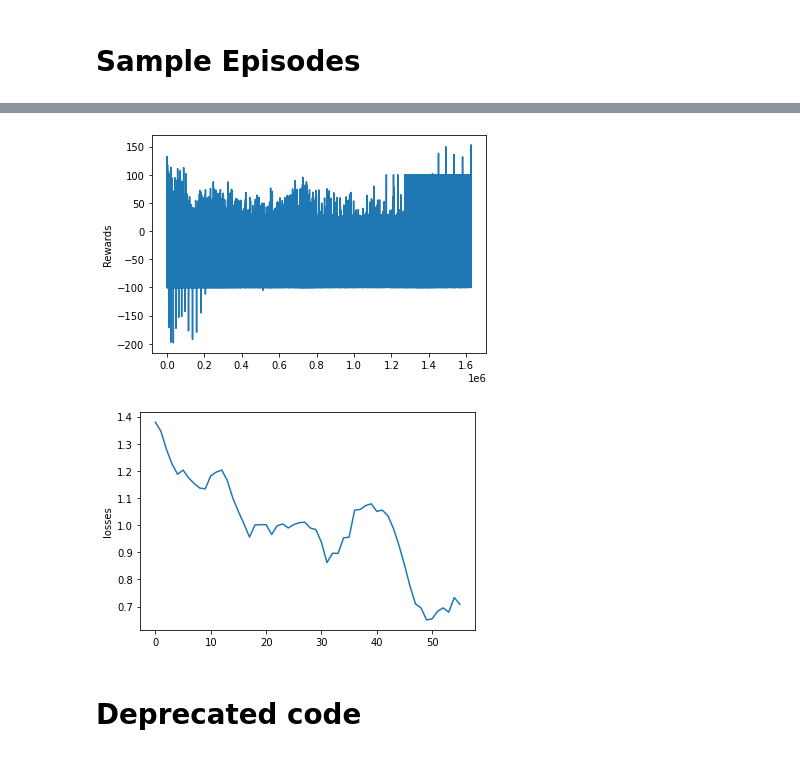
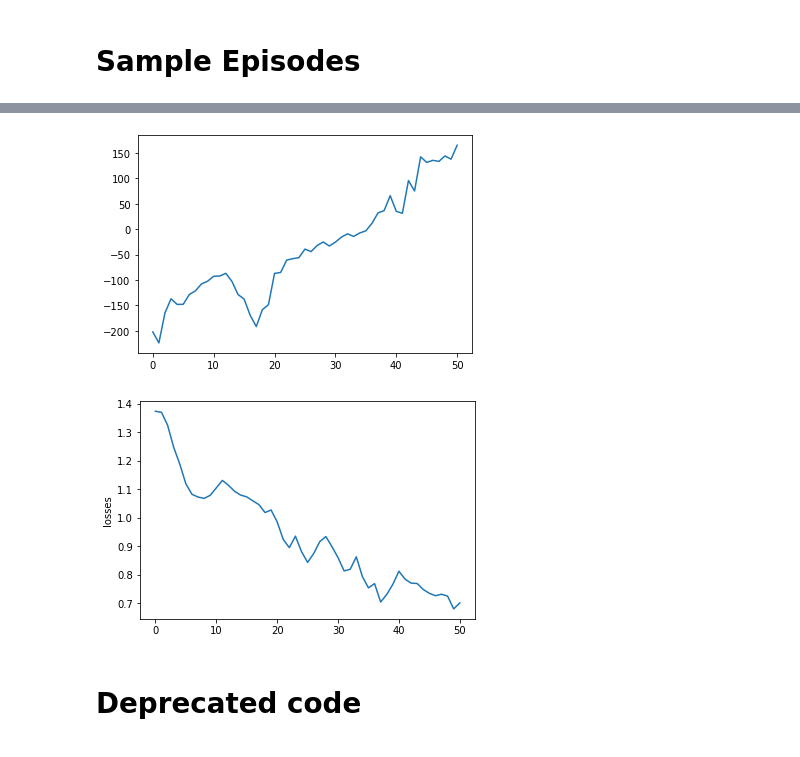
Before and after one commit to julianfbeck/KI-Lab, a Jupyter notebook: aufgabe6/DeepReinforcementlearning.ipynb, the cells around one changed output, grey strips where cells are left out. Cells and saved outputs as stored; diff of their text form; code cells hidden in the pictures.

```diff
--- a/aufgabe6/DeepReinforcementlearning.ipynb
+++ b/aufgabe6/DeepReinforcementlearning.ipynb
@@ -111,14 +110,13 @@ def sample(episodes_n=100, max_steps=500):
           probability= softmax(net(state_vector))
 
           selected_action = np.random.choice(len(probability.data.numpy()[0]), p=probability.data.numpy()[0])
-          new_state, reward, done, info = env.step(selected_action)
+          new_state, r_state, done, info = env.step(selected_action)
 
-          rewards.append(reward)
           #important: use old state
 
           steps.append([selected_action, state])
           state = new_state
-          total_reward += reward
+          total_reward += r_state
 
 
           if done:
@@ -170,15 +168,15 @@ def train_batch():
   return reward_complete, loss
 # %%
 i = 0
-rewards = []
+final_rewards = []
 losses = []
 while True:
   i+=1
-  reward, loss = train_batch()
-  print(f"{i}: Mean Reward for Sampling 100 episodes {reward}, Loss: {loss}")
-  rewards.append(reward)
+  r, loss = train_batch()
+  print(f"{i}: Mean Reward for Sampling 100 episodes {r}, Loss: {loss}")
+  final_rewards.append(r)
   losses.append(loss)
 
-  if 150 < reward:
+  if 150 < r:
     break
 # %% [output]
@@ -202,15 +200,14 @@ while True:
 # %%
-plt.plot(rewards)
-plt.ylabel('Rewards')
+plt.plot(final_rewards, label="Rewards")
 plt.show()
 # %% [output]
-[figure, old version]
+[figure, new version]
 # %%
 plt.plot(losses)
 plt.ylabel("losses")
 plt.show()
 # %% [output]
-[figure, old version]
+[figure, new version]
 # %% [markdown]
 # Deprecated code
 # %%
```
Also changed, not shown: parts of 3 cells of this notebook.
